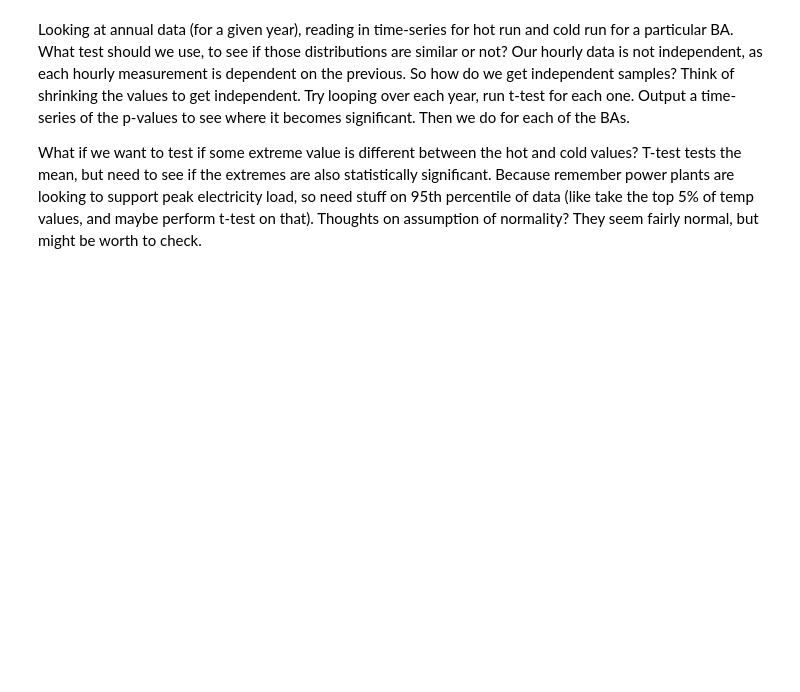
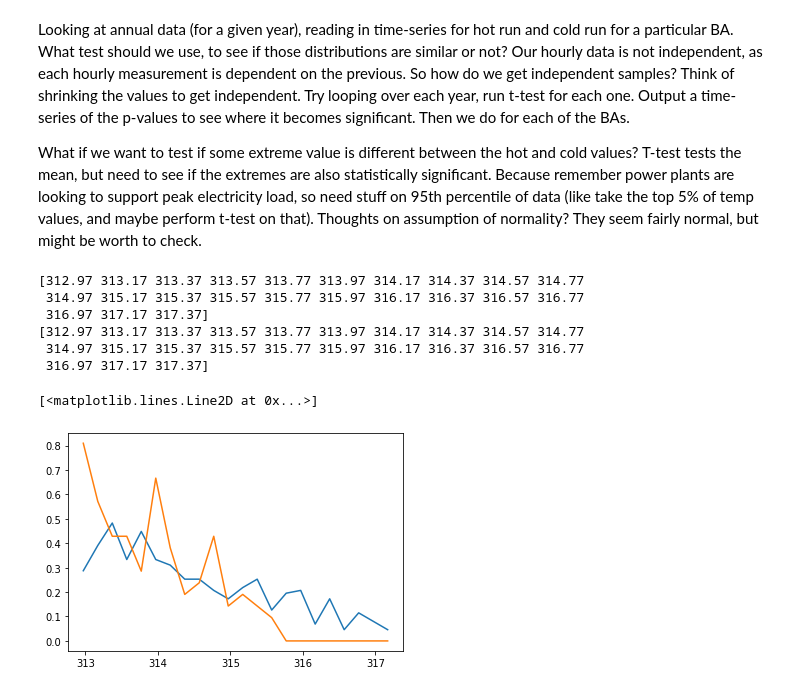
Before and after one commit to IMMM-SFA/misha_code, a Jupyter notebook: historical_means.ipynb, the cells around one changed output. Saved outputs shown, nothing was run; the diff lists cells and outputs as text; code cells hidden in the pictures; blank space fills up the shorter version.

```diff
--- a/historical_means.ipynb
+++ b/historical_means.ipynb
@@ -296,0 +330,25 @@ What if we want to test if some extreme value is different between the hot and c
+# %%
+hot_t2_bins = np.arange(hot_95_min, hot_95_max, 0.2)
+hot_hist, bin_edges = np.histogram(hot_95_df['T2'], bins = hot_t2_bins, density = True)
+# hot_hist_df = pd.DataFrame(hot_hist, columns = ['T2'])
+hot_hist
+print(bin_edges)
+
+cold_t2_bins = np.arange(cold_95_min, cold_95_max, 0.2)
+cold_hist, bin_edges_2 = np.histogram(cold_95_df['T2'], bins = hot_t2_bins, density = True)
+# hot_hist_df = pd.DataFrame(hot_hist, columns = ['T2'])
+cold_hist
+print(bin_edges_2)
+# %% [output]
+[312.97 313.17 313.37 313.57 313.77 313.97 314.17 314.37 314.57 314.77
+ 314.97 315.17 315.37 315.57 315.77 315.97 316.17 316.37 316.57 316.77
+ 316.97 317.17 317.37]
+[312.97 313.17 313.37 313.57 313.77 313.97 314.17 314.37 314.57 314.77
+ 314.97 315.17 315.37 315.57 315.77 315.97 316.17 316.37 316.57 316.77
+ 316.97 317.17 317.37]
+# %%
+plt.plot(hot_t2_bins[0:(hot_t2_bins.size - 1)], hot_hist)
+plt.plot(hot_t2_bins[0:(hot_t2_bins.size - 1)], cold_hist)
+# %% [output]
+[<matplotlib.lines.Line2D at 0x...>]
+[figure, added]
```
Also changed, not shown: parts of 8 cells of this notebook.
